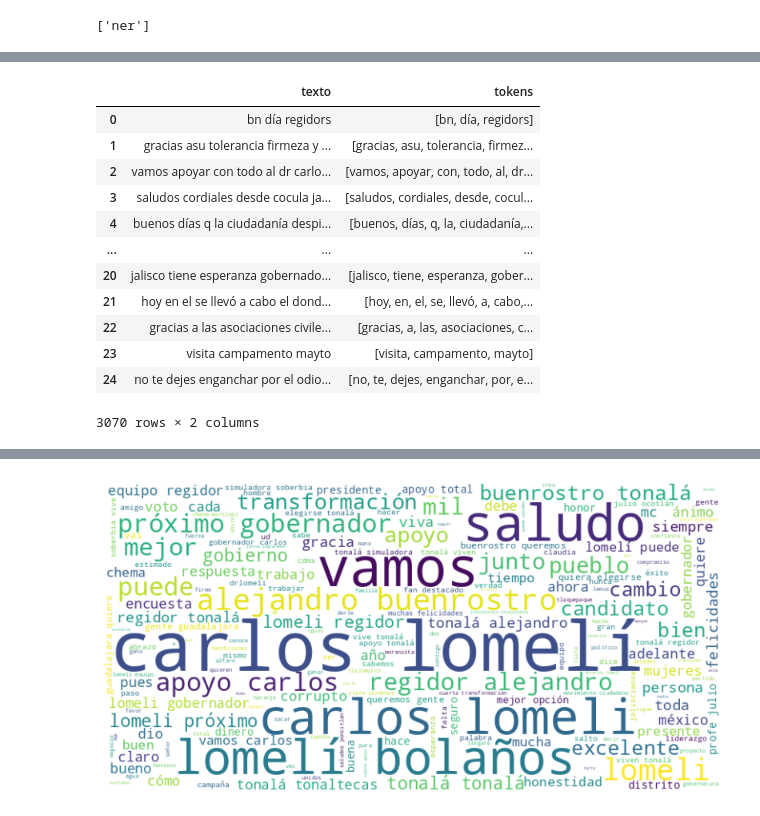
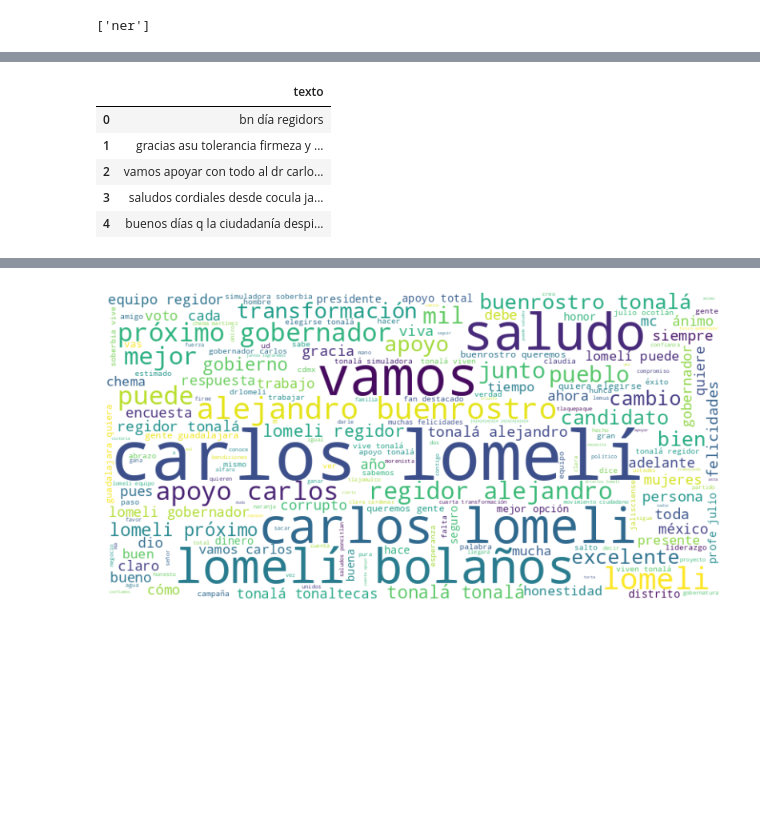
Before and after one commit to mrqm30/khorda_data, a Jupyter notebook: lomeli/general/analisis_coments_general.ipynb, the cells around one changed output, grey strips where cells are left out. Saved outputs shown, nothing was run; the diff lists cells and outputs as text; code cells hidden in the pictures; blank space fills up the shorter version.

```diff
--- a/lomeli/general/analisis_coments_general.ipynb
+++ b/lomeli/general/analisis_coments_general.ipynb
@@ -54,43 +54,35 @@ df_coments
 # %%
 def data_clean(df):
     """
     Parameters
     ----------
     df : DataFrame con columnas
             'texto','comentarisos'repost', 'likes','views'.
     Returns
     -------
     df_posts : DataFrame
         Retorna dos DataFrames limpios:
             El primero con las columnas 'coment','rt','like','views'.
             El segundo con las columnas 'texto', 'tokens'.
     """
     #df_comunicacion = df[["comentarios", "repost", "likes", "views"]] # Comunicación
     #df_comunicacion = df_comunicacion.fillna(0)
     df = df[["texto"]]
     df['texto'] = df['texto'].apply(lambda x: re.sub(r"(, '[\W\.]')",r"", str(x)))
     df['texto'] = df['texto'].apply(lambda x: re.sub(r'[^\w\s]', '', x.lower()))
     df = df.fillna('')
-    df['tokens'] = df['texto'].apply(nltk.tokenize.word_tokenize)
-    return df#, df_comunicacion
+    return df
 
 
 df_coments = data_clean(df_coments)
-df_coments
+df_coments.head()
 # %% [output]
-|  | texto | tokens |
-| 0 | bn día regidors | [bn, día, regidors] |
-| 1 | gracias asu tolerancia firmeza y ... | [gracias, asu, tolerancia, firmez... |
-| 2 | vamos apoyar con todo al dr carlo... | [vamos, apoyar, con, todo, al, dr... |
-| 3 | saludos cordiales desde cocula ja... | [saludos, cordiales, desde, cocul... |
-| 4 | buenos días q la ciudadanía despi... | [buenos, días, q, la, ciudadanía,... |
-| ... | ... | ... |
-| 20 | jalisco tiene esperanza gobernado... | [jalisco, tiene, esperanza, gober... |
-| 21 | hoy en el se llevó a cabo el dond... | [hoy, en, el, se, llevó, a, cabo,... |
-| 22 | gracias a las asociaciones civile... | [gracias, a, las, asociaciones, c... |
-| 23 | visita campamento mayto | [visita, campamento, mayto] |
-| 24 | no te dejes enganchar por el odio... | [no, te, dejes, enganchar, por, e... |
+|  | texto |
+| 0 | bn día regidors |
+| 1 | gracias asu tolerancia firmeza y ... |
+| 2 | vamos apoyar con todo al dr carlo... |
+| 3 | saludos cordiales desde cocula ja... |
+| 4 | buenos días q la ciudadanía despi... |
-3070 rows × 2 columns
 # %%
 #df_comunicacion.to_csv("comunicacion.csv")
 def preprocess_text(text):
```
Also changed, not shown: parts of 2 cells of this notebook, 43 other files.
